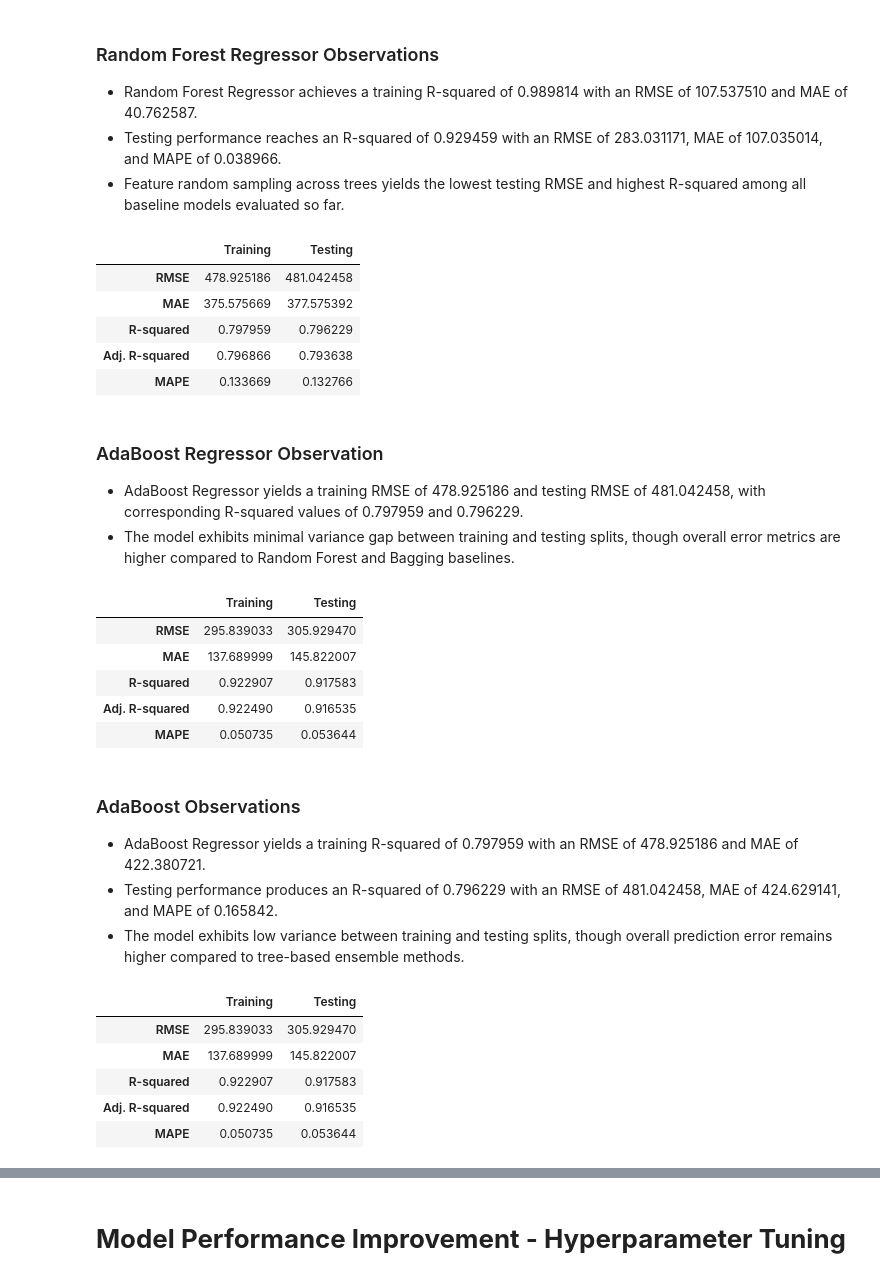
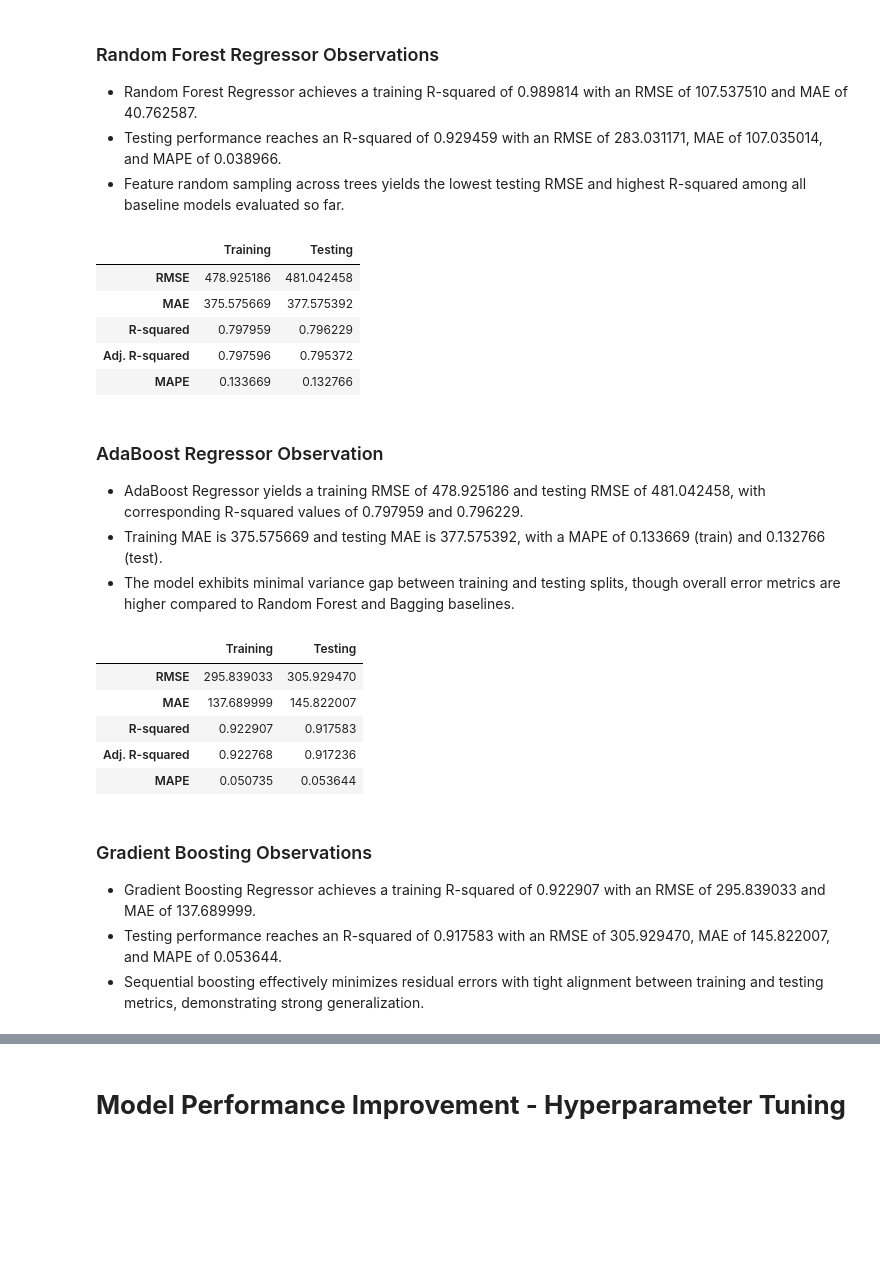
Before and after one commit to harshal1900/superkart-sales-prediction, a Jupyter notebook: notebooks/Full_Code_SuperKart_Model_Deployment_Notebook.ipynb, the cells around one changed output, grey strips where cells are left out. Cells and saved outputs as stored; diff of their text form; code cells hidden in the pictures; blank space fills up the shorter version.

```diff
--- a/notebooks/Full_Code_SuperKart_Model_Deployment_Notebook.ipynb
+++ b/notebooks/Full_Code_SuperKart_Model_Deployment_Notebook.ipynb
@@ -439,17 +498,17 @@ display(dt_perf)
 - Testing performance drops to an R-squared of 0.871038 with an RMSE of 382.686393, MAE of 133.433191, and MAPE of 0.046305.
 - The performance disparity between training and testing splits indicates severe overfitting in the unconstrained base tree.
 # %%
-# Train baseline Bagging Regressor model and evaluate performance on train and test sets
+# Train baseline Bagging Regressor model (as part of a preprocessing + model pipeline) and evaluate performance
 
-# Initialize and fit Bagging Regressor using default base estimator (Decision Tree)
-bagging = BaggingRegressor(random_state=42)
+bagging = Pipeline(steps=[
+    ('preprocessor', preprocessor),
+    ('regressor', BaggingRegressor(random_state=42))
+])
 bagging.fit(X_train, y_train)
 
-# Evaluate training and testing performance
 bagging_train_perf = model_performance_regression(bagging, X_train, y_train)
 bagging_test_perf = model_performance_regression(bagging, X_test, y_test)
 
-# Combine performance summaries
 bagging_perf = pd.concat([bagging_train_perf.T, bagging_test_perf.T], axis=1)
 bagging_perf.columns = ["Training", "Testing"]
 display(bagging_perf)
@@ -466,17 +525,17 @@ display(bagging_perf)
 - Testing performance improves significantly over the single decision tree, reaching an R-squared of 0.921867 with an RMSE of 297.872098, MAE of 117.060429, and MAPE of 0.041632.
 - Bootstrapped aggregation effectively reduces testing error and variance compared to the single Decision Tree baseline.
 # %%
-# Train baseline Random Forest Regressor model and evaluate performance on train and test sets
+# Train baseline Random Forest Regressor model (as part of a preprocessing + model pipeline) and evaluate performance
 
-# Initialize and fit Random Forest Regressor
-rf = RandomForestRegressor(random_state=42)
+rf = Pipeline(steps=[
+    ('preprocessor', preprocessor),
+    ('regressor', RandomForestRegressor(random_state=42))
+])
 rf.fit(X_train, y_train)
 
-# Evaluate training and testing performance
 rf_train_perf = model_performance_regression(rf, X_train, y_train)
 rf_test_perf = model_performance_regression(rf, X_test, y_test)
 
-# Combine performance summaries
 rf_perf = pd.concat([rf_train_perf.T, rf_test_perf.T], axis=1)
 rf_perf.columns = ["Training", "Testing"]
 display(rf_perf)
@@ -493,17 +552,17 @@ display(rf_perf)
 - Testing performance reaches an R-squared of 0.929459 with an RMSE of 283.031171, MAE of 107.035014, and MAPE of 0.038966.
 - Feature random sampling across trees yields the lowest testing RMSE and highest R-squared among all baseline models evaluated so far.
 # %%
-# Train baseline AdaBoost Regressor model and evaluate performance on train and test sets
+# Train baseline AdaBoost Regressor model (as part of a preprocessing + model pipeline) and evaluate performance
 
-# Initialize and fit AdaBoost Regressor
-ada = AdaBoostRegressor(random_state=42)
+ada = Pipeline(steps=[
+    ('preprocessor', preprocessor),
+    ('regressor', AdaBoostRegressor(random_state=42))
+])
 ada.fit(X_train, y_train)
 
-# Evaluate training and testing performance
 ada_train_perf = model_performance_regression(ada, X_train, y_train)
 ada_test_perf = model_performance_regression(ada, X_test, y_test)
 
-# Combine performance summaries
 ada_perf = pd.concat([ada_train_perf.T, ada_test_perf.T], axis=1)
 ada_perf.columns = ["Training", "Testing"]
 display(ada_perf)
@@ -512,58 +571,37 @@ display(ada_perf)
 | RMSE | 478.925186 | 481.042458 |
 | MAE | 375.575669 | 377.575392 |
 | R-squared | 0.797959 | 0.796229 |
-| Adj. R-squared | 0.796866 | 0.793638 |
+| Adj. R-squared | 0.797596 | 0.795372 |
 | MAPE | 0.133669 | 0.132766 |
 # %% [markdown]
 ### AdaBoost Regressor Observation
 - AdaBoost Regressor yields a training RMSE of 478.925186 and testing RMSE of 481.042458, with corresponding R-squared values of 0.797959 and 0.796229.
+- Training MAE is 375.575669 and testing MAE is 377.575392, with a MAPE of 0.133669 (train) and 0.132766 (test).
 - The model exhibits minimal variance gap between training and testing splits, though overall error metrics are higher compared to Random Forest and Bagging baselines.
 # %%
-# Train baseline Gradient Boosting Regressor model and evaluate performance on train and test sets
+# Train baseline Gradient Boosting Regressor model (as part of a preprocessing + model pipeline) and evaluate performance
 
-# Initialize and fit Gradient Boosting Regressor
-gb = GradientBoostingRegressor(random_state=42)
+gb = Pipeline(steps=[
+    ('preprocessor', preprocessor),
+    ('regressor', GradientBoostingRegressor(random_state=42))
+])
 gb.fit(X_train, y_train)
 
-# Evaluate training and testing performance
 gb_train_perf = model_performance_regression(gb, X_train, y_train)
 gb_test_perf = model_performance_regression(gb, X_test, y_test)
 
-# Combine performance summaries
 gb_perf = pd.concat([gb_train_perf.T, gb_test_perf.T], axis=1)
 gb_perf.columns = ["Training", "Testing"]
 display(gb_perf)
 # %% [output]
 |  | Training | Testing |
 | RMSE | 295.839033 | 305.929470 |
 | MAE | 137.689999 | 145.822007 |
 | R-squared | 0.922907 | 0.917583 |
-| Adj. R-squared | 0.922490 | 0.916535 |
+| Adj. R-squared | 0.922768 | 0.917236 |
 | MAPE | 0.050735 | 0.053644 |
 # %% [markdown]
-### AdaBoost Observations
-- AdaBoost Regressor yields a training R-squared of 0.797959 with an RMSE of 478.925186 and MAE of 422.380721.
-- Testing performance produces an R-squared of 0.796229 with an RMSE of 481.042458, MAE of 424.629141, and MAPE of 0.165842.
-- The model exhibits low variance between training and testing splits, though overall prediction error remains higher compared to tree-based ensemble methods.
+### Gradient Boosting Observations
+- Gradient Boosting Regressor achieves a training R-squared of 0.922907 with an RMSE of 295.839033 and MAE of 137.689999.
+- Testing performance reaches an R-squared of 0.917583 with an RMSE of 305.929470, MAE of 145.822007, and MAPE of 0.053644.
+- Sequential boosting effectively minimizes residual errors with tight alignment between training and testing metrics, demonstrating strong generalization.
-# %%
-# Train baseline Gradient Boosting Regressor model and evaluate performance on train and test sets
-
-# Initialize and fit Gradient Boosting Regressor
-gb = GradientBoostingRegressor(random_state=42)
-gb.fit(X_train, y_train)
-
-# Evaluate training and testing performance
-gb_train_perf = model_performance_regression(gb, X_train, y_train)
-gb_test_perf = model_performance_regression(gb, X_test, y_test)
-
-# Combine performance summaries
-gb_perf = pd.concat([gb_train_perf.T, gb_test_perf.T], axis=1)
-gb_perf.columns = ["Training", "Testing"]
-display(gb_perf)
-# %% [output]
-|  | Training | Testing |
-| RMSE | 295.839033 | 305.929470 |
-| MAE | 137.689999 | 145.822007 |
-| R-squared | 0.922907 | 0.917583 |
-| Adj. R-squared | 0.922490 | 0.916535 |
-| MAPE | 0.050735 | 0.053644 |
```
Also changed, not shown: parts of 22 cells of this notebook, 1 other file.
